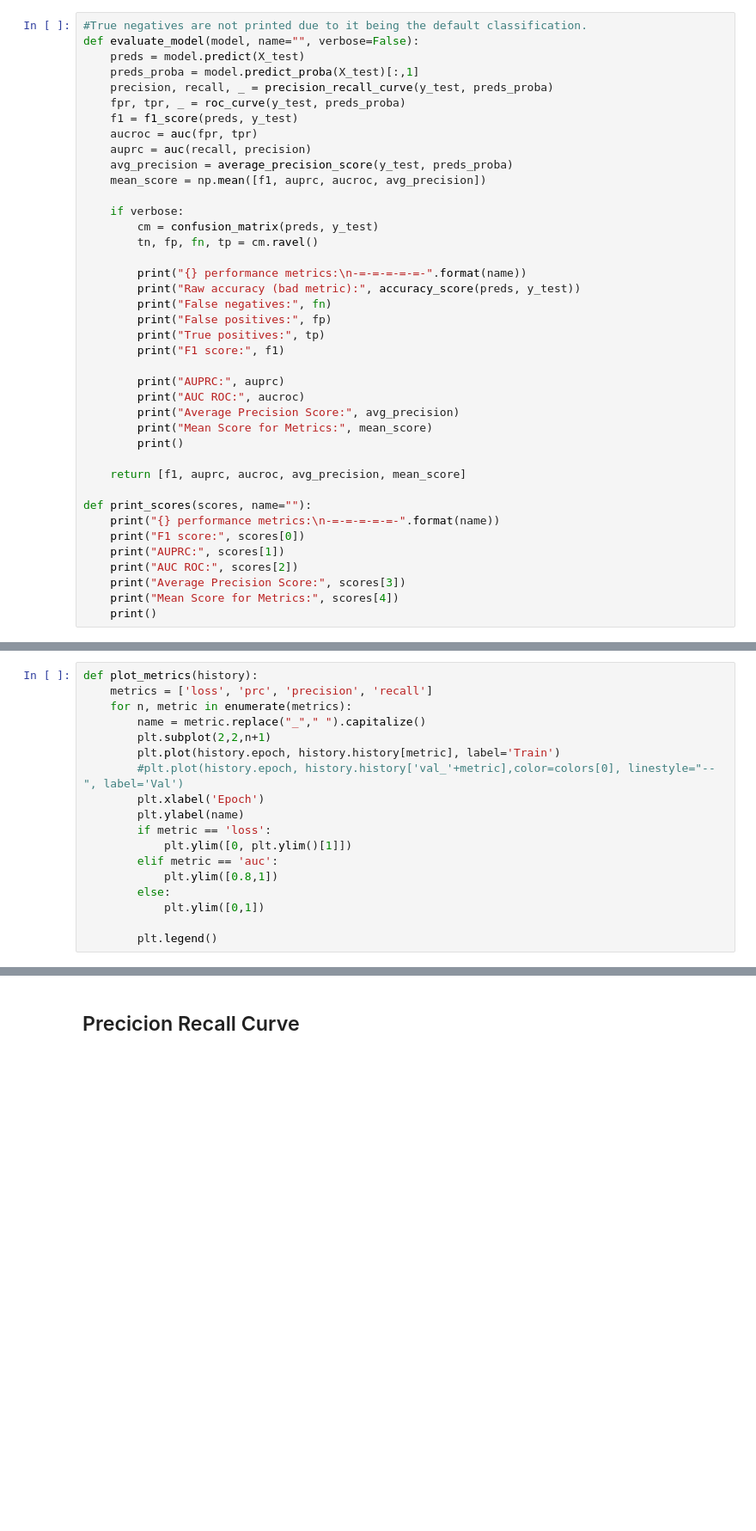
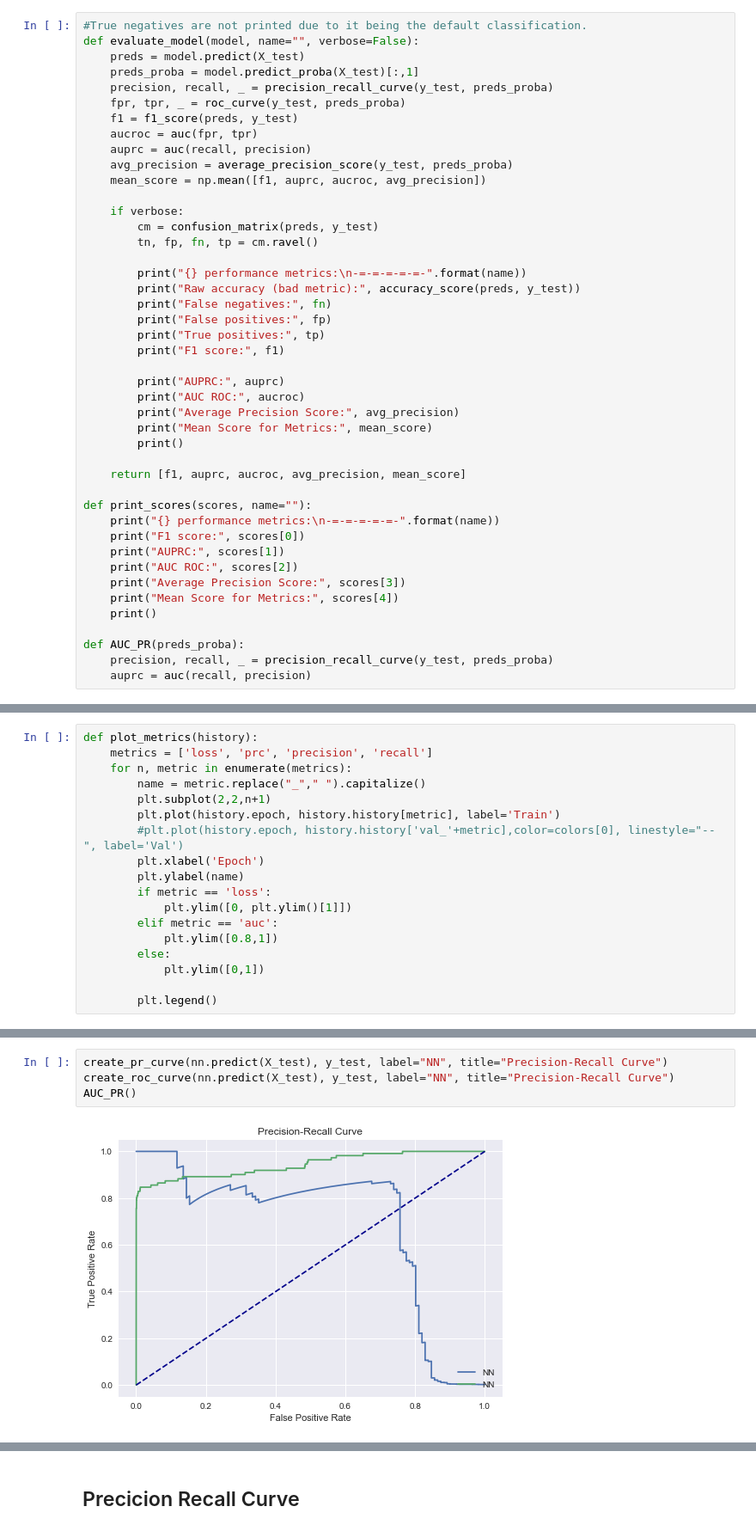
Before and after one commit to bjarnemu/aml2021finalproject, a Jupyter notebook: krog_main.ipynb, the cells around one changed output, grey strips where cells are left out. Shown: that part at 86% size. Drawn from its saved outputs; the diff is of its cells as text; blank space fills up the shorter version.

```diff
--- a/krog_main.ipynb
+++ b/krog_main.ipynb
@@ -132,6 +133,10 @@ def print_scores(scores, name=""):
     print("Average Precision Score:", scores[3])
     print("Mean Score for Metrics:", scores[4])
     print()
+
+def AUC_PR(preds_proba):
+    precision, recall, _ = precision_recall_curve(y_test, preds_proba)
+    auprc = auc(recall, precision)
 # %% [markdown]
 ## Evaluation
 Using Stratified K-fold and the metrics above
@@ -248,0 +309,6 @@ Epoch 3/3
+# %%
+create_pr_curve(nn.predict(X_test), y_test, label="NN", title="Precision-Recall Curve")
+create_roc_curve(nn.predict(X_test), y_test, label="NN", title="Precision-Recall Curve")
+AUC_PR()
+# %% [output]
+[figure, added]
```
Also changed, not shown: parts of 16 cells of this notebook.
